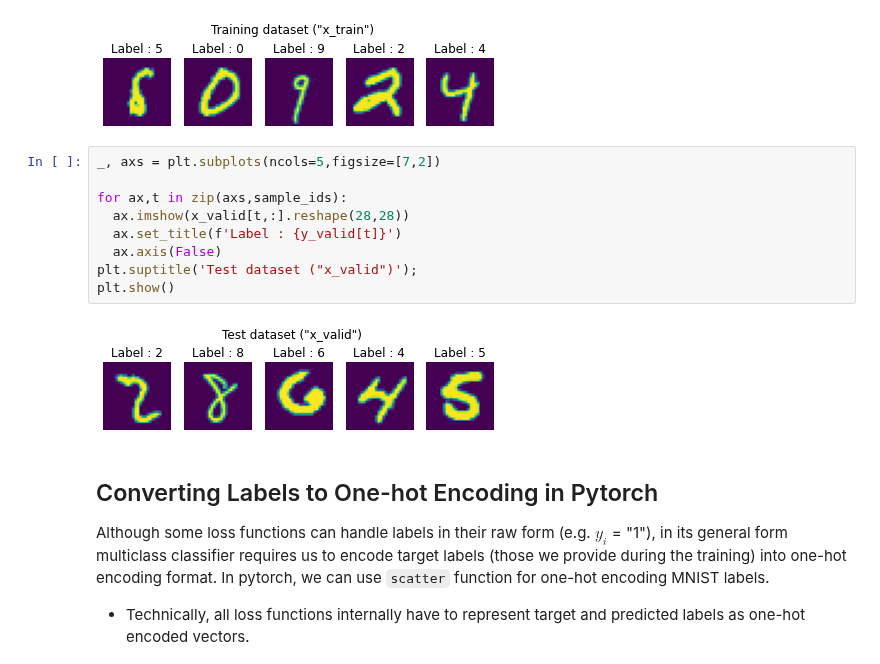
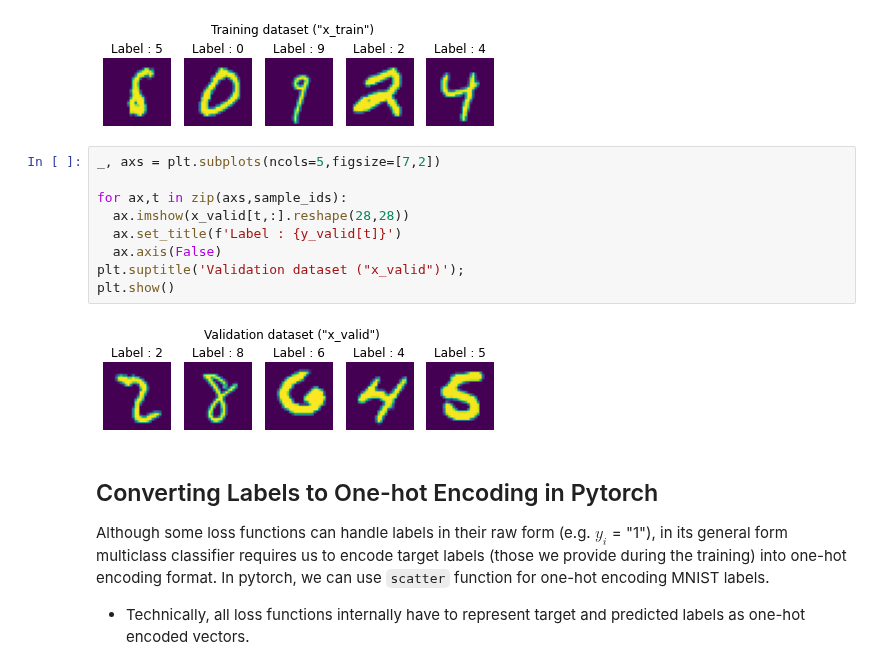
Before and after one commit to mshagirov/lanyon, a Jupyter notebook: _notebooks/ML_journal_club_01.ipynb, the cells around one changed output. Cells and saved outputs as stored; diff of their text form.

```diff
--- a/_notebooks/ML_journal_club_01.ipynb
+++ b/_notebooks/ML_journal_club_01.ipynb
@@ -76,14 +76,14 @@ plt.show()
 # %%
 _, axs = plt.subplots(ncols=5,figsize=[7,2])
 
 for ax,t in zip(axs,sample_ids):
   ax.imshow(x_valid[t,:].reshape(28,28))
   ax.set_title(f'Label : {y_valid[t]}')
   ax.axis(False)
-plt.suptitle('Test dataset ("x_valid")');
+plt.suptitle('Validation dataset ("x_valid")');
 plt.show()
 # %% [output]
-[figure, old version]
+[figure, new version]
 # %% [markdown]
 ## Converting Labels to One-hot Encoding in Pytorch
 
```
Also changed, not shown: parts of 6 cells of this notebook.
